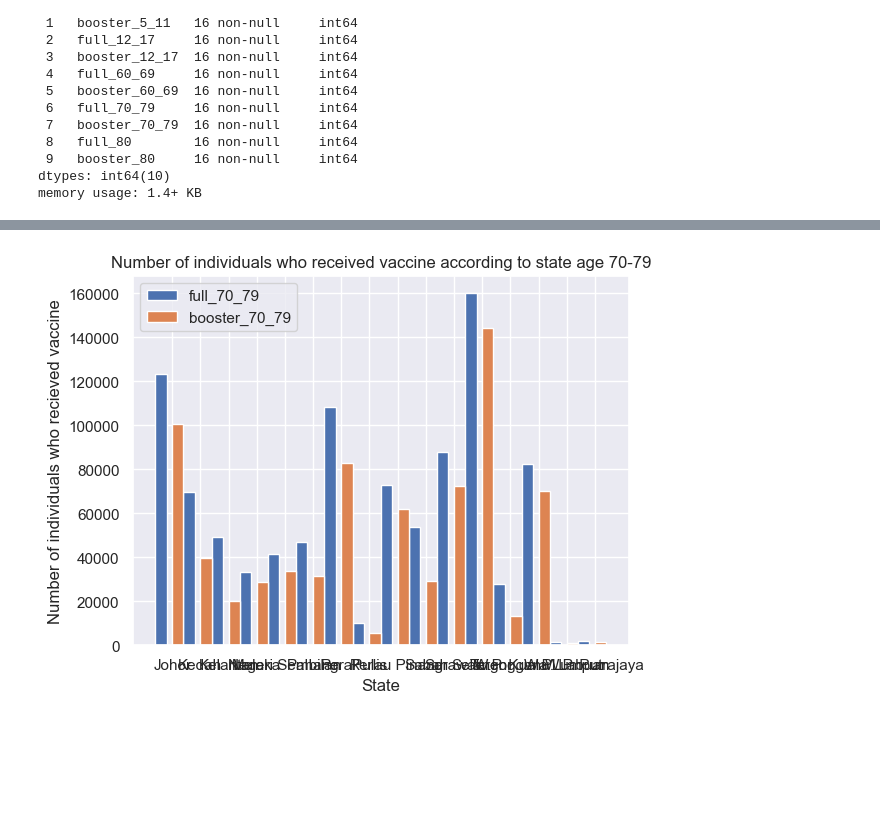
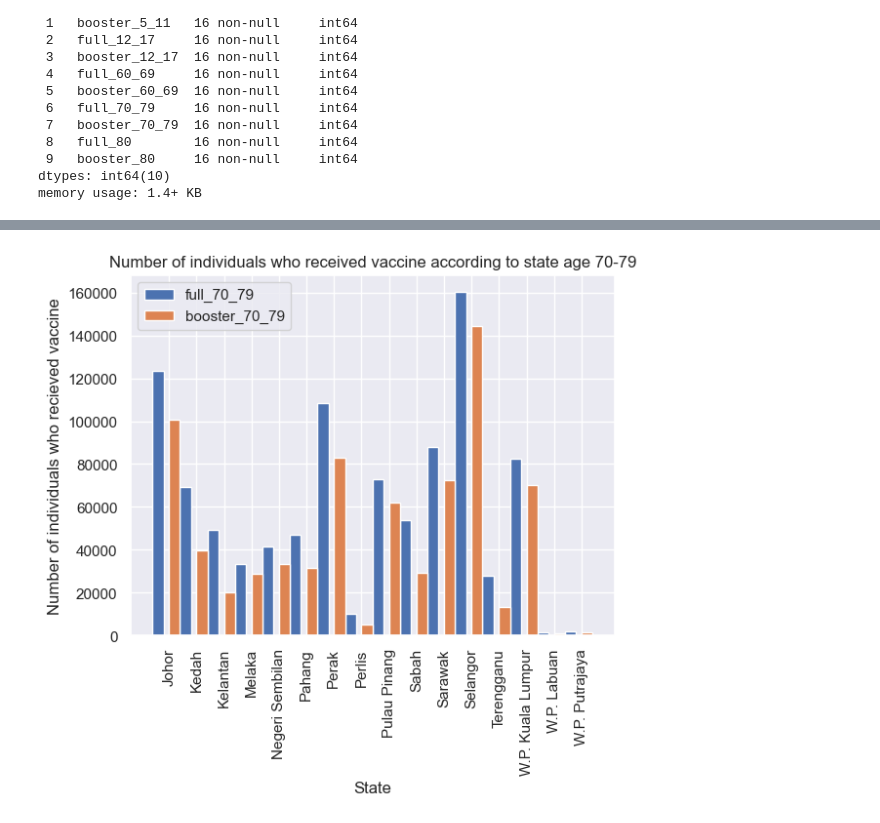
Before and after one commit to isaackong87/hia302_project, a Jupyter notebook: data_wrangler_irfan.ipynb, the cells around one changed output, grey strips where cells are left out. Saved outputs shown, nothing was run; the diff lists cells and outputs as text; code cells hidden in the pictures; blank space fills up the shorter version.

```diff
--- a/data_wrangler_irfan.ipynb
+++ b/data_wrangler_irfan.ipynb
@@ -361,26 +361,26 @@ plt.show()
 # %%
 # Multiple bar comparing vaccine and booster across age  70-79
 import numpy as np
 import matplotlib.pyplot as plt
 
 X = df3.index
 Y = df3["full_70_79"]
 Z = df3["booster_70_79"]
 
 
 X_axis = np.arange(len(X))
 
 plt.bar(X_axis - 0.4, Y,0.4, label = 'full_70_79')
 plt.bar(X_axis + 0.2, Z,0.4, label = 'booster_70_79')
 
-plt.xticks(X_axis, X)
+plt.xticks(X_axis, X,rotation=90)
 plt.xlabel("State")
 plt.ylabel("Number of individuals who recieved vaccine")
 plt.title("Number of individuals who received vaccine according to state age 70-79")
 plt.legend()
 plt.show()
 # %% [output]
-[figure, old version]
+[figure, new version]
 # %%
 # Multiple bar comparing vaccine and bosster age > 80
 import numpy as np
```
Also changed, not shown: parts of 2 cells of this notebook.
